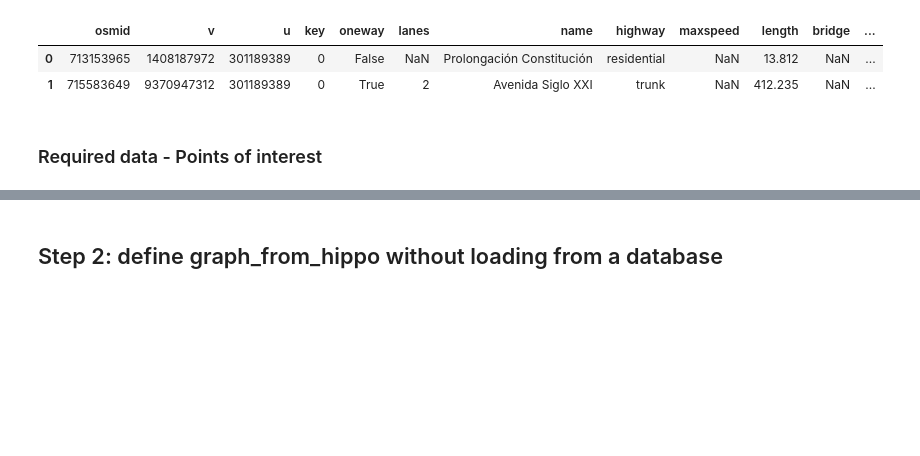
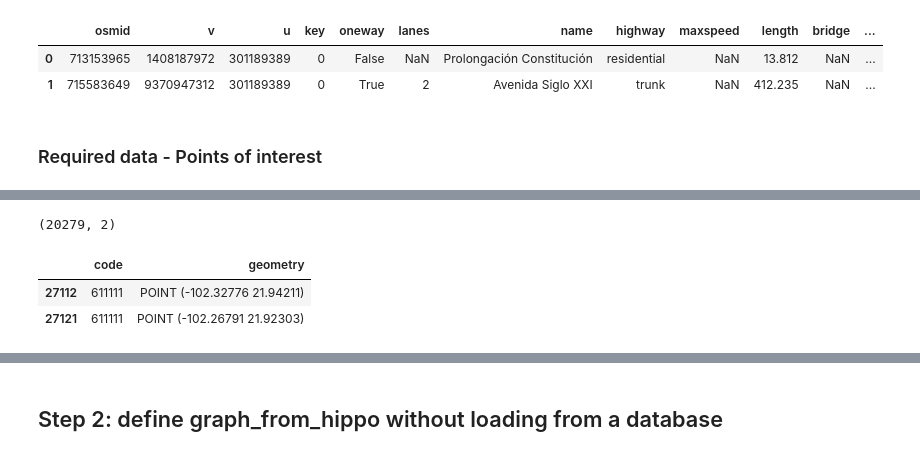
Before and after one commit to Observatorio-Ciudades/accesibilidad-urbana, a Jupyter notebook: notebooks/proximity_analysis_latam/prox_loading_osmnx 2 [Script 01_denue_to_nodes].ipynb, the cells around one changed output, grey strips where cells are left out. Saved outputs shown, nothing was run; the diff lists cells and outputs as text; code cells hidden in the pictures; blank space fills up the shorter version.

Commit message:
proxcode_workon_distance_amenities_02

```diff
--- a/notebooks/proximity_analysis_latam/prox_loading_osmnx 2 [Script 01_denue_to_nodes].ipynb
+++ b/notebooks/proximity_analysis_latam/prox_loading_osmnx 2 [Script 01_denue_to_nodes].ipynb
@@ -21,7 +21,8 @@ if module_path not in sys.path:
     sys.path.append(module_path)
     import aup
 # %%
-save = True
+save = False
+save_space = True
 # %% [markdown]
 ## Required data
 # %% [markdown]
@@ -117,0 +139,40 @@ pois.head(2)
+# %%
+# Set denue amenities of interest
+denue_amenities = {'Preescolar':[611111, 611112],
+                   'Primaria':[611121, 611122],
+                   'Secundaria':[611131, 611132],
+                   'denue_guarderias':[624411, 624412],
+                   'denue_dif':[931610],
+                   'denue_supermercado':[462111],'denue_abarrotes':[461110], 'denue_carnicerias': [461121, 461122, 461123],
+                   'denue_peluqueria':[812110],
+                   'denue_farmacias':[464111, 464112],
+                   'denue_ferreteria_tlapaleria':[467111],'denue_art_limpieza':[467115],
+                   'denue_ropa':[463211, 463212, 463213, 463215, 463216, 463218],'denue_calzado':[463310], 'denue_muebles':[466111, 466112, 466113, 466114],'denue_lavanderia':[812210],'denue_revistas_periodicos':[465313],'denue_pintura':[467113],
+                   'denue_restaurante_insitu':[722511, 722512, 722513, 722514, 722519],'denue_restaurante_llevar':[722516, 722518, 722517],'denue_bares':[722412],'denue_cafe':[722515],
+                   'denue_parque_natural':[712190],
+                   'denue_cines':[512130],'denue_museos':[712111, 712112]}
+
+# Iterate over denue_amenities and filter denue gdf
+denue_pois = gpd.GeoDataFrame()
+
+for amenity in denue_amenities.values():
+    for code in range(len(amenity)):
+        denue_tmp = denue.loc[denue['codigo_act'] == f'{amenity[code]}']
+        denue_pois = pd.concat([denue_pois,denue_tmp])
+
+# Format
+denue_pois = denue_pois.rename(columns={'codigo_act':'code'})
+
+# Saves space in disk if instructed
+if save_space:
+    del denue
+    del denue_tmp
+
+# Show
+print(denue_pois.shape)
+denue_pois.head(2)
+# %% [output]
+(20279, 2)
+|  | code | geometry |
+| 27112 | 611111 | POINT (-102.32776 21.94211) |
+| 27121 | 611111 | POINT (-102.26791 21.92303) |
```
Also changed, not shown: parts of 9 cells of this notebook, 1 other file.
